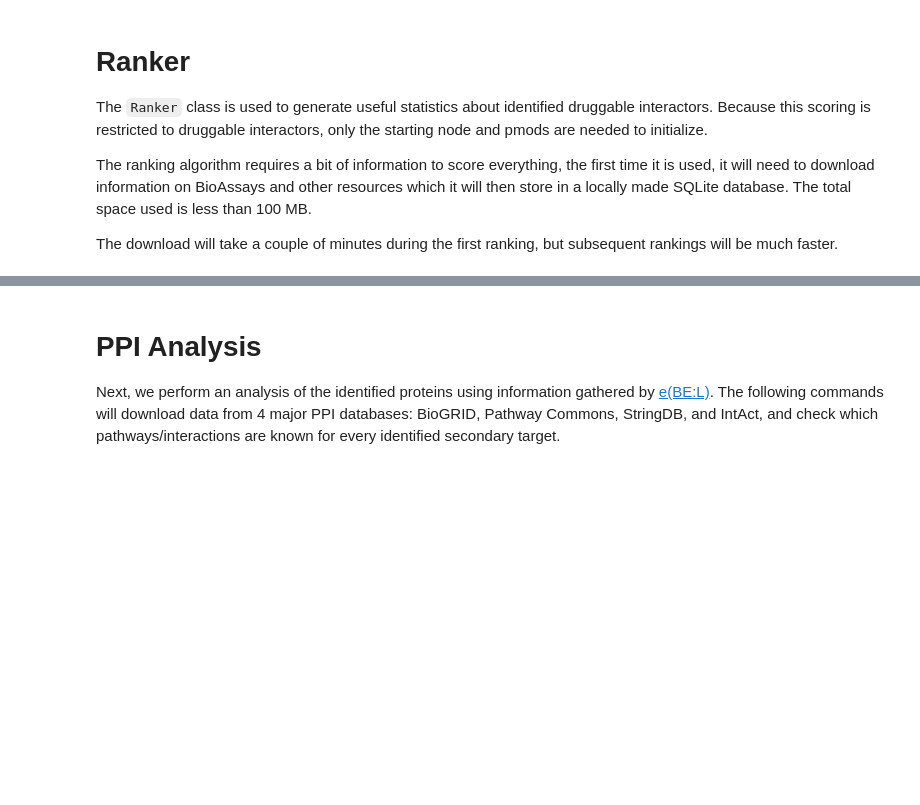
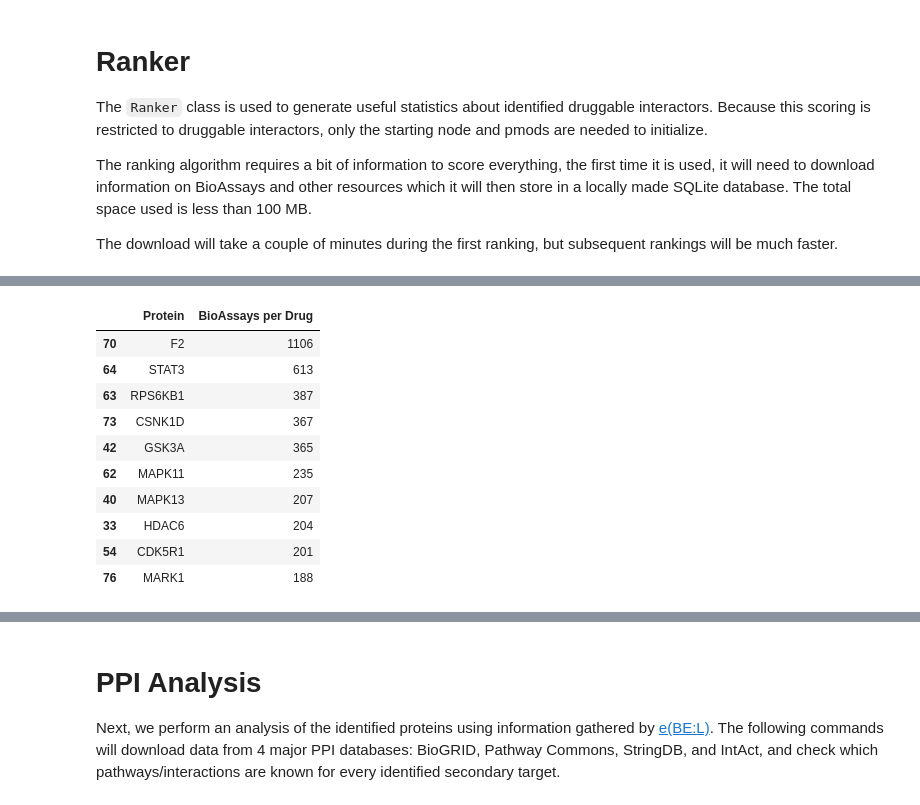
Before and after one commit to e-bel/drugintfinder, a Jupyter notebook: notebooks/Tutorial.ipynb, the cells around one changed output, grey strips where cells are left out. Cells and saved outputs as stored; diff of their text form; code cells hidden in the pictures; blank space fills up the shorter version.

Commit message:
feat:  add ratio calc to notebook

```diff
--- a/notebooks/Tutorial.ipynb
+++ b/notebooks/Tutorial.ipynb
@@ -75 +77,23 @@ summary
 858 rows × 8 columns
+# %%
+bioassays_per_drug = []
+
+for interactor in summary.Target.unique():
+    drugs = len(summary[summary.Target == interactor].Drug.unique())
+    bioassays = summary[summary.Target == interactor]["Number of BioAssays for Target"].iloc[0]
+    bioassays_per_drug.append({"Protein": interactor, "BioAssays per Drug": bioassays // drugs})
+
+ratio_df = pd.DataFrame(bioassays_per_drug)
+ratio_df.sort_values("BioAssays per Drug", ascending=False)[:10]
+# %% [output]
+|  | Protein | BioAssays per Drug |
+| 70 | F2 | 1106 |
+| 64 | STAT3 | 613 |
+| 63 | RPS6KB1 | 387 |
+| 73 | CSNK1D | 367 |
+| 42 | GSK3A | 365 |
+| 62 | MAPK11 | 235 |
+| 40 | MAPK13 | 207 |
+| 33 | HDAC6 | 204 |
+| 54 | CDK5R1 | 201 |
+| 76 | MARK1 | 188 |
```
Also changed, not shown: parts of 5 cells of this notebook.
